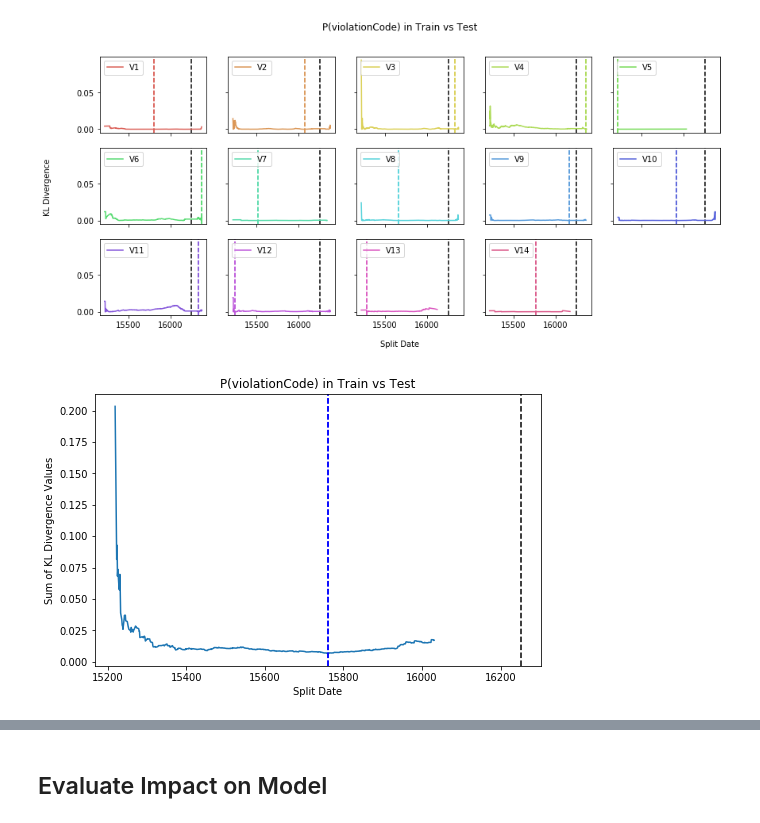
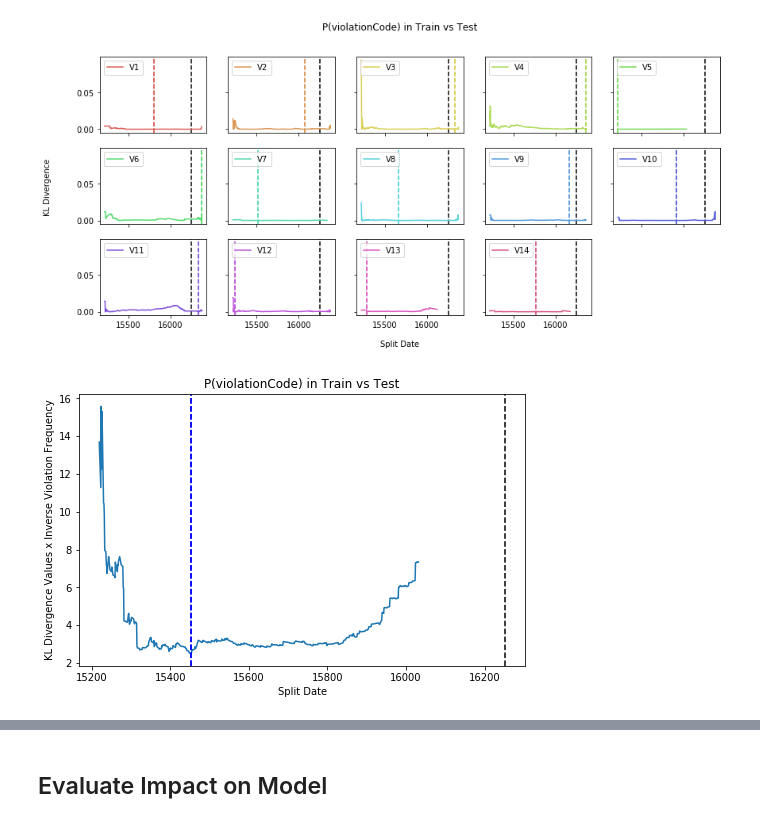
Before and after one commit to vingkan/foodinspectionforecasting, a Jupyter notebook: IIT/14_divergence.ipynb, the cells around one changed output, grey strips where cells are left out. Saved outputs shown, nothing was run; the diff lists cells and outputs as text; code cells hidden in the pictures.

Commit message:
Weight K-L divergence with inverse frequencies

```diff
--- a/IIT/14_divergence.ipynb
+++ b/IIT/14_divergence.ipynb
@@ -151,20 +151,21 @@ plt.show()
 # %% [output]
 [figure]
 # %%
-kld_crit_sum = np.array(klds_crits).sum(axis=1)
-min_sum_split_early = earliest_min_split(kld_crit_sum, SPLIT_VALS)
-min_sum_split_late = latest_min_split(kld_crit_sum, SPLIT_VALS)
-sns.lineplot(SPLIT_VALS, kld_crit_sum)
+viol_inv_freqs = 1 / crit_mat[VIOLATION_LABELS].mean(axis=0).values
+klds_x_inv_freqs = np.dot(np.array(klds_crits), viol_inv_freqs)
+min_sum_split_early = earliest_min_split(klds_x_inv_freqs, SPLIT_VALS)
+min_sum_split_late = latest_min_split(klds_x_inv_freqs, SPLIT_VALS)
+sns.lineplot(SPLIT_VALS, klds_x_inv_freqs)
 plt.axvline(SPLIT_DATE, linestyle="--", color="black")
 plt.axvline(min_sum_split_early, linestyle="--", color="blue")
 plt.axvline(min_sum_split_late, linestyle="--", color="blue")
 plt.xlabel("Split Date")
-plt.ylabel("Sum of KL Divergence Values")
+plt.ylabel("KL Divergence Values x Inverse Violation Frequency")
 plt.title("P(violationCode) in Train vs Test")
 plt.gcf().set_size_inches(8, 5)
 plt.show()
 # %% [output]
-[figure, old version]
+[figure, new version]
 # %%
 early_split = df.query("{} == {}".format(DATE, min_sum_split_early))[DATE].values[0]
 late_split = df.query("{} == {}".format(DATE, min_sum_split_late))[DATE].values[0]
```
Also changed, not shown: parts of 17 cells of this notebook, 2 other files.
